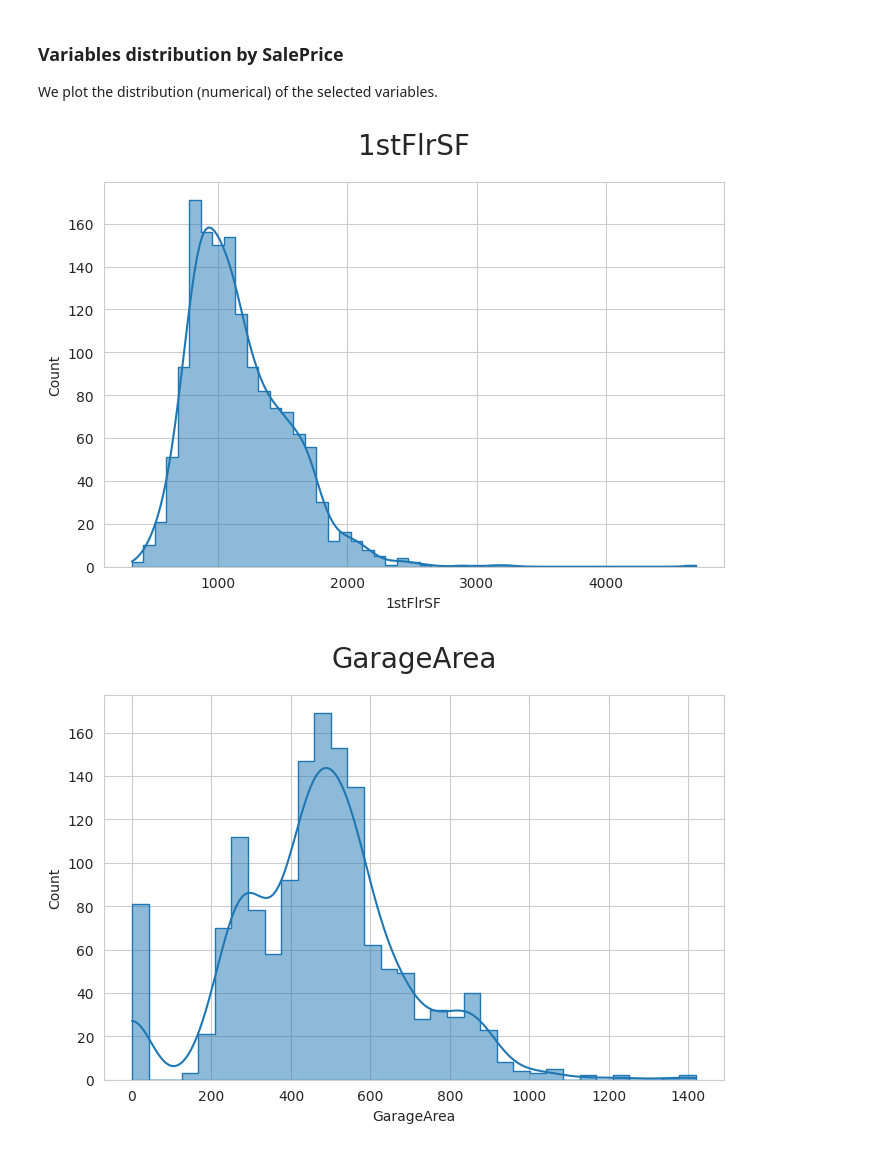
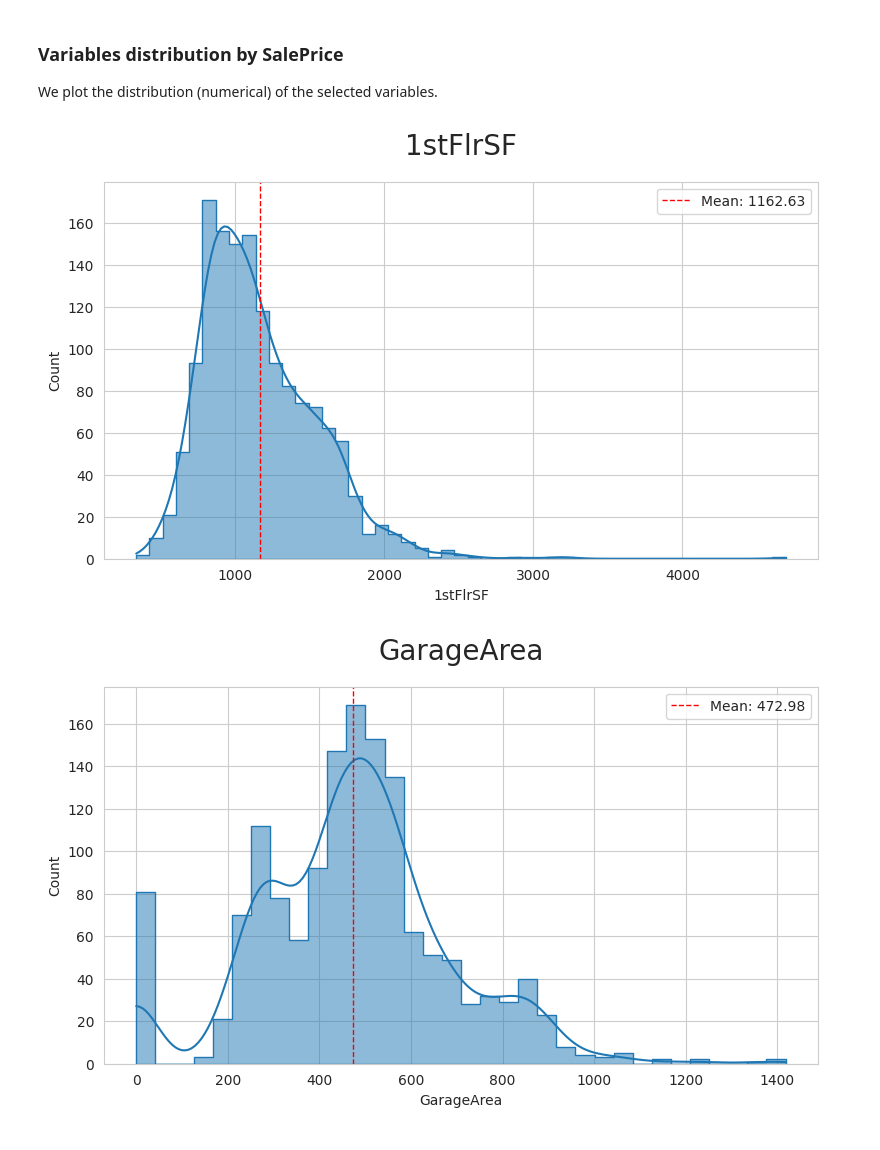
Before and after one commit to craig-grant630/Heritage-Housing, a Jupyter notebook: jupyter_notebooks/Housing_SalePrice_Study.ipynb, the cells around one changed output. Cells and saved outputs as stored; diff of their text form; code cells hidden in the pictures.

Commit message:
Add mean values for distribution plots

```diff
--- a/jupyter_notebooks/Housing_SalePrice_Study.ipynb
+++ b/jupyter_notebooks/Housing_SalePrice_Study.ipynb
@@ -171,21 +166,28 @@ We plot the distribution (numerical) of the selected variables.
 # %%
 import matplotlib.pyplot as plt
 import seaborn as sns
+
 sns.set_style('whitegrid')
-
-
 
 def plot_numerical(df, col, target_var):
     plt.figure(figsize=(8, 5))
     sns.histplot(data=df, x=col, kde=True, element="step")
+
+    mean_val = df[col].mean()
+
+    # Add a vertical line for the mean
+    plt.axvline(mean_val, color='red', linestyle='--', linewidth=1, label=f'Mean: {mean_val:.2f}')
+
     plt.title(f"{col}", fontsize=20, y=1.05)
+    plt.xlabel(col)
+    plt.legend()
+    plt.tight_layout()
     plt.show()
-
 
 target_var = 'SalePrice'
 for col in vars_to_study:
     plot_numerical(df_eda, col, target_var)
     print("\n\n")
 # %% [output]
-[figure, old version]
+[figure, new version]
-[figure, old version]
+[figure, new version]
```
Also changed, not shown: parts of 3 cells of this notebook, 2 other files.
